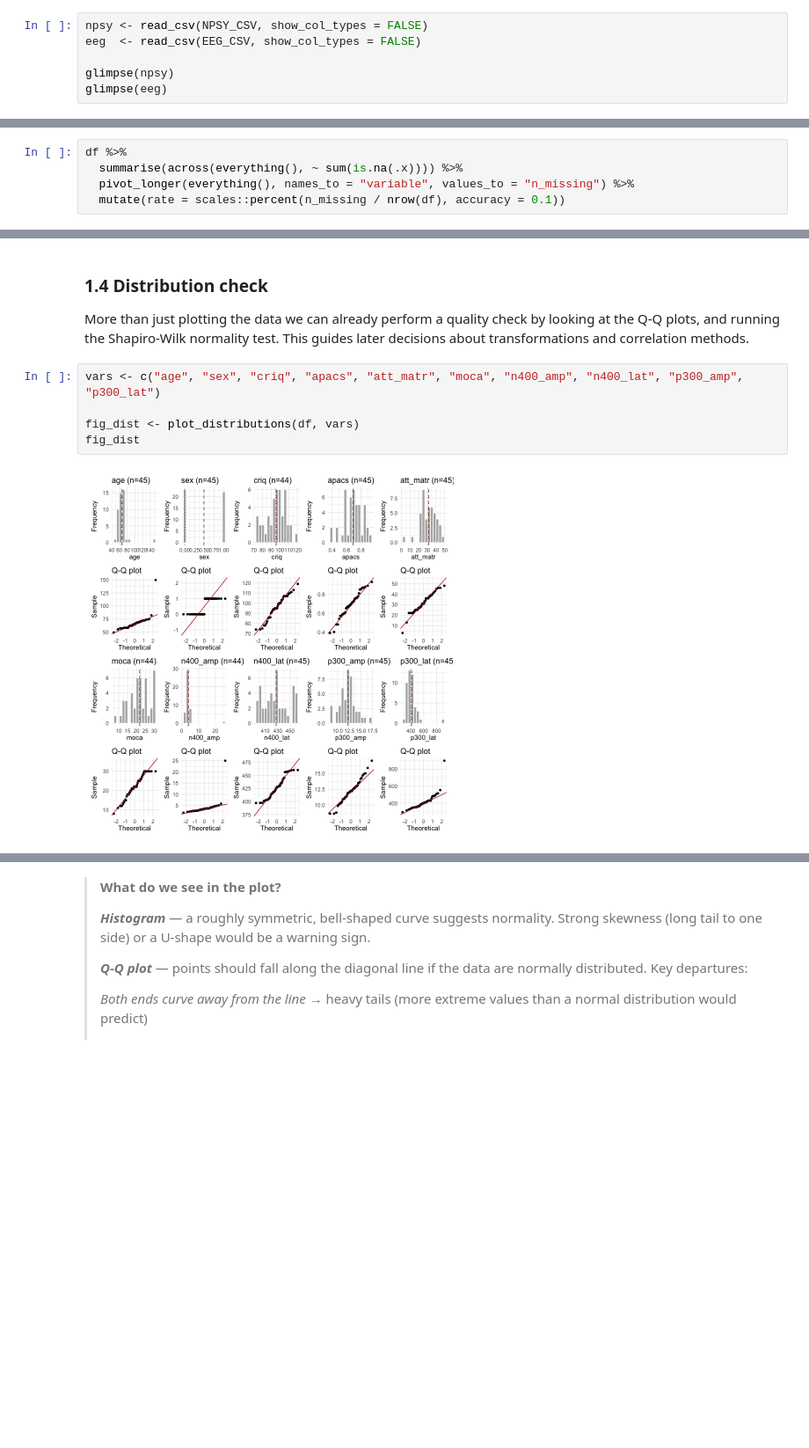
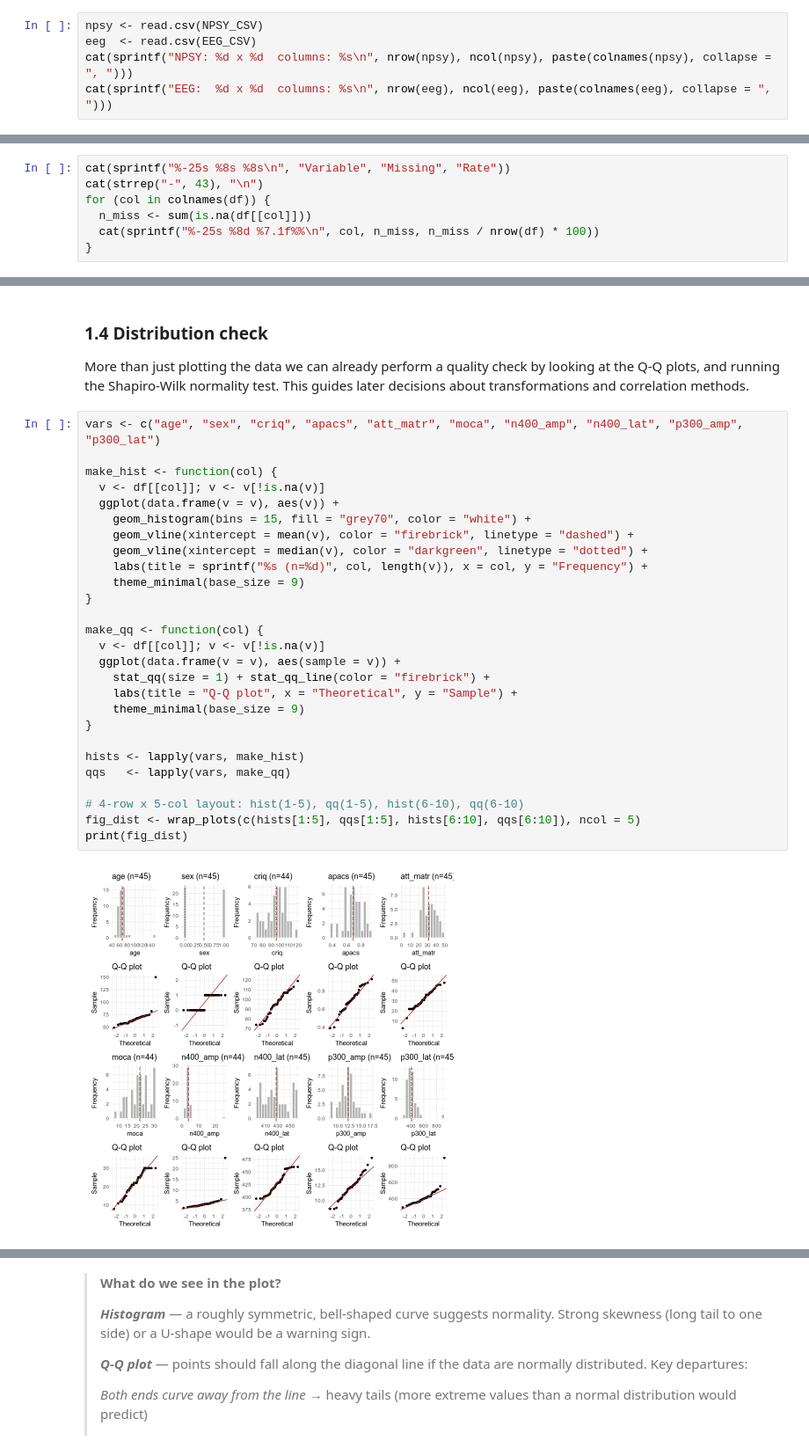
Before and after one commit to SanCamilloIRCCS-OndaLab/tutorial_EEG-NPSY, a Jupyter notebook: r/case1/code/CaseStudy_1.ipynb, the cells around one changed output, grey strips where cells are left out. Shown at 88% size. Cells and saved outputs as stored; diff of their text form; blank space fills up the shorter version.

```diff
--- a/r/case1/code/CaseStudy_1.ipynb
+++ b/r/case1/code/CaseStudy_1.ipynb
@@ -98,9 +86,8 @@ dir.create(RESULTS, recursive = TRUE, showWarnings = FALSE)
 
 The datasets are stored as separate CSV files linked by `subject_id`.
 # %%
-npsy <- read_csv(NPSY_CSV, show_col_types = FALSE)
-eeg  <- read_csv(EEG_CSV, show_col_types = FALSE)
-
-glimpse(npsy)
-glimpse(eeg)
+npsy <- read.csv(NPSY_CSV)
+eeg  <- read.csv(EEG_CSV)
+cat(sprintf("NPSY: %d x %d  columns: %s\n", nrow(npsy), ncol(npsy), paste(colnames(npsy), collapse = ", ")))
+cat(sprintf("EEG:  %d x %d  columns: %s\n", nrow(eeg), ncol(eeg), paste(colnames(eeg), collapse = ", ")))
 # %% [output]
@@ -295,6 +265,8 @@ function(df) {
 # %%
-df %>%
-  summarise(across(everything(), ~ sum(is.na(.x)))) %>%
-  pivot_longer(everything(), names_to = "variable", values_to = "n_missing") %>%
-  mutate(rate = scales::percent(n_missing / nrow(df), accuracy = 0.1))
+cat(sprintf("%-25s %8s %8s\n", "Variable", "Missing", "Rate"))
+cat(strrep("-", 43), "\n")
+for (col in colnames(df)) {
+  n_miss <- sum(is.na(df[[col]]))
+  cat(sprintf("%-25s %8d %7.1f%%\n", col, n_miss, n_miss / nrow(df) * 100))
+}
 # %% [output]
@@ -330,7 +301,29 @@ transformations and correlation methods.
 # %%
 vars <- c("age", "sex", "criq", "apacs", "att_matr", "moca", "n400_amp", "n400_lat", "p300_amp", "p300_lat")
 
-fig_dist <- plot_distributions(df, vars)
-fig_dist
+make_hist <- function(col) {
+  v <- df[[col]]; v <- v[!is.na(v)]
+  ggplot(data.frame(v = v), aes(v)) +
+    geom_histogram(bins = 15, fill = "grey70", color = "white") +
+    geom_vline(xintercept = mean(v), color = "firebrick", linetype = "dashed") +
+    geom_vline(xintercept = median(v), color = "darkgreen", linetype = "dotted") +
+    labs(title = sprintf("%s (n=%d)", col, length(v)), x = col, y = "Frequency") +
+    theme_minimal(base_size = 9)
+}
+
+make_qq <- function(col) {
+  v <- df[[col]]; v <- v[!is.na(v)]
+  ggplot(data.frame(v = v), aes(sample = v)) +
+    stat_qq(size = 1) + stat_qq_line(color = "firebrick") +
+    labs(title = "Q-Q plot", x = "Theoretical", y = "Sample") +
+    theme_minimal(base_size = 9)
+}
+
+hists <- lapply(vars, make_hist)
+qqs   <- lapply(vars, make_qq)
+
+# 4-row x 5-col layout: hist(1-5), qq(1-5), hist(6-10), qq(6-10)
+fig_dist <- wrap_plots(c(hists[1:5], qqs[1:5], hists[6:10], qqs[6:10]), ncol = 5)
+print(fig_dist)
 # %% [output]
-[figure, old version]
+[figure, new version]
```
Also changed, not shown: parts of 31 cells of this notebook, 45 other files.
